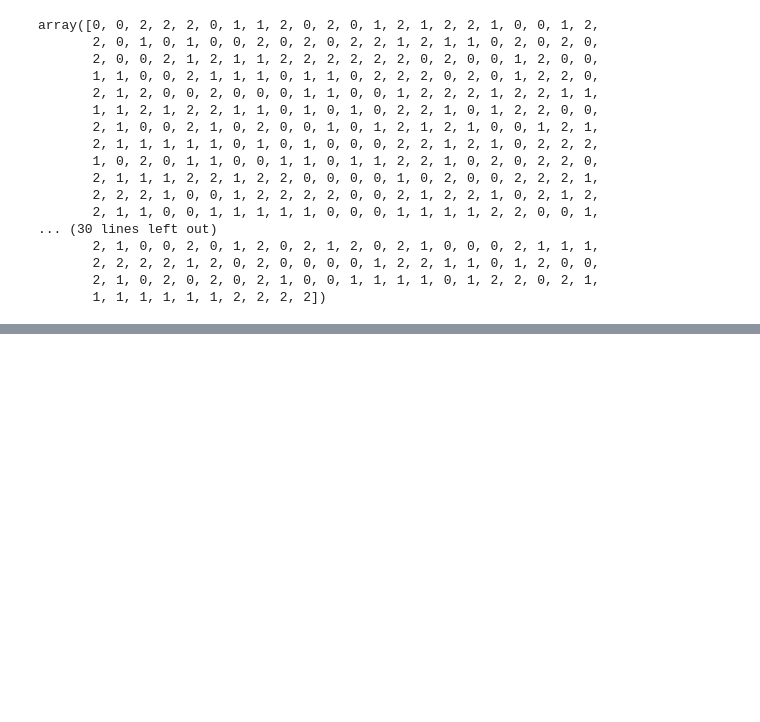
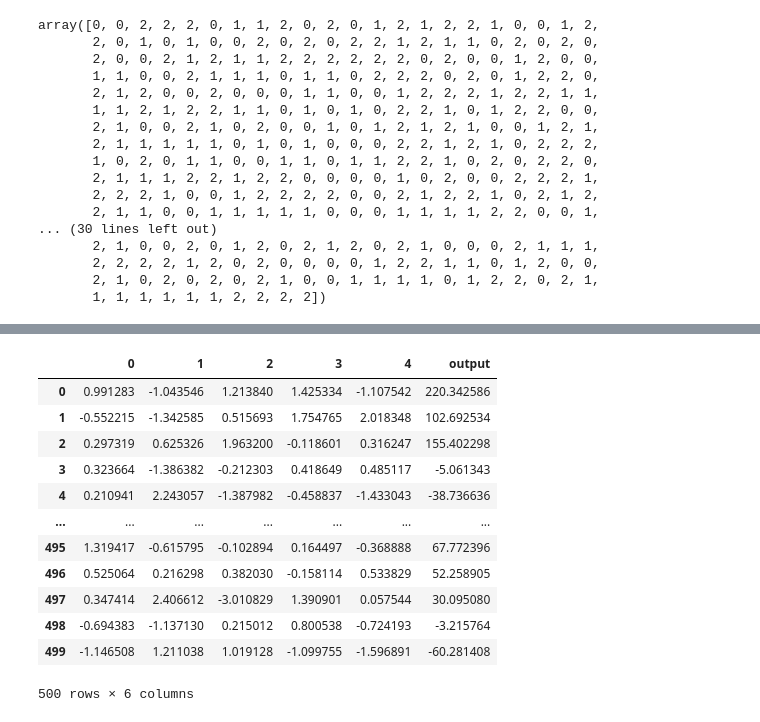
Before and after one commit to ojassannak/DataViszulation, a Jupyter notebook: Bayes Theroem.ipynb, the cells around one changed output, grey strips where cells are left out. Cells and saved outputs as stored; diff of their text form; code cells hidden in the pictures; blank space fills up the shorter version.

```diff
--- a/Bayes Theroem.ipynb
+++ b/Bayes Theroem.ipynb
@@ -405,0 +214,2 @@ array([0, 0, 2, 2, 2, 0, 1, 1, 2, 0, 2, 0, 1, 2, 1, 2, 2, 1, 0, 0, 1, 2,
+# %%
+reg_data=make_regression(n_samples=500,n_features=5)
@@ -405,0 +268,20 @@ array([0, 0, 2, 2, 2, 0, 1, 1, 2, 0, 2, 0, 1, 2, 1, 2, 2, 1, 0, 0, 1, 2,
+# %%
+df=pd.DataFrame(data=reg_data[0])
+# %%
+df['output']=reg_data[1]
+# %%
+df
+# %% [output]
+|  | 0 | 1 | 2 | 3 | 4 | output |
+| 0 | 0.991283 | -1.043546 | 1.213840 | 1.425334 | -1.107542 | 220.342586 |
+| 1 | -0.552215 | -1.342585 | 0.515693 | 1.754765 | 2.018348 | 102.692534 |
+| 2 | 0.297319 | 0.625326 | 1.963200 | -0.118601 | 0.316247 | 155.402298 |
+| 3 | 0.323664 | -1.386382 | -0.212303 | 0.418649 | 0.485117 | -5.061343 |
+| 4 | 0.210941 | 2.243057 | -1.387982 | -0.458837 | -1.433043 | -38.736636 |
+| ... | ... | ... | ... | ... | ... | ... |
+| 495 | 1.319417 | -0.615795 | -0.102894 | 0.164497 | -0.368888 | 67.772396 |
+| 496 | 0.525064 | 0.216298 | 0.382030 | -0.158114 | 0.533829 | 52.258905 |
+| 497 | 0.347414 | 2.406612 | -3.010829 | 1.390901 | 0.057544 | 30.095080 |
+| 498 | -0.694383 | -1.137130 | 0.215012 | 0.800538 | -0.724193 | -3.215764 |
+| 499 | -1.146508 | 1.211038 | 1.019128 | -1.099755 | -1.596891 | -60.281408 |
+500 rows × 6 columns
```
Also changed, not shown: parts of 49 cells of this notebook, 10 other files.
